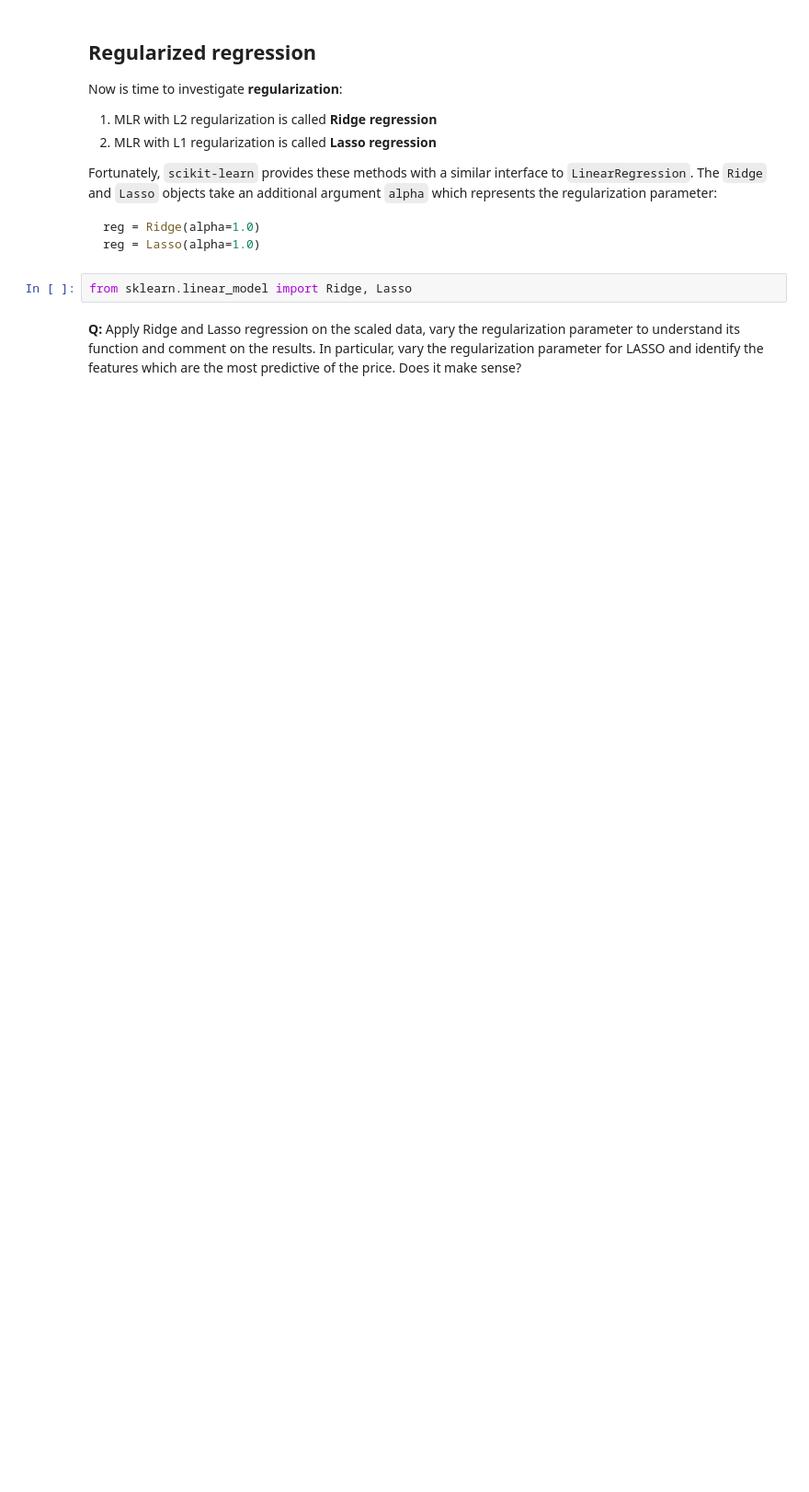
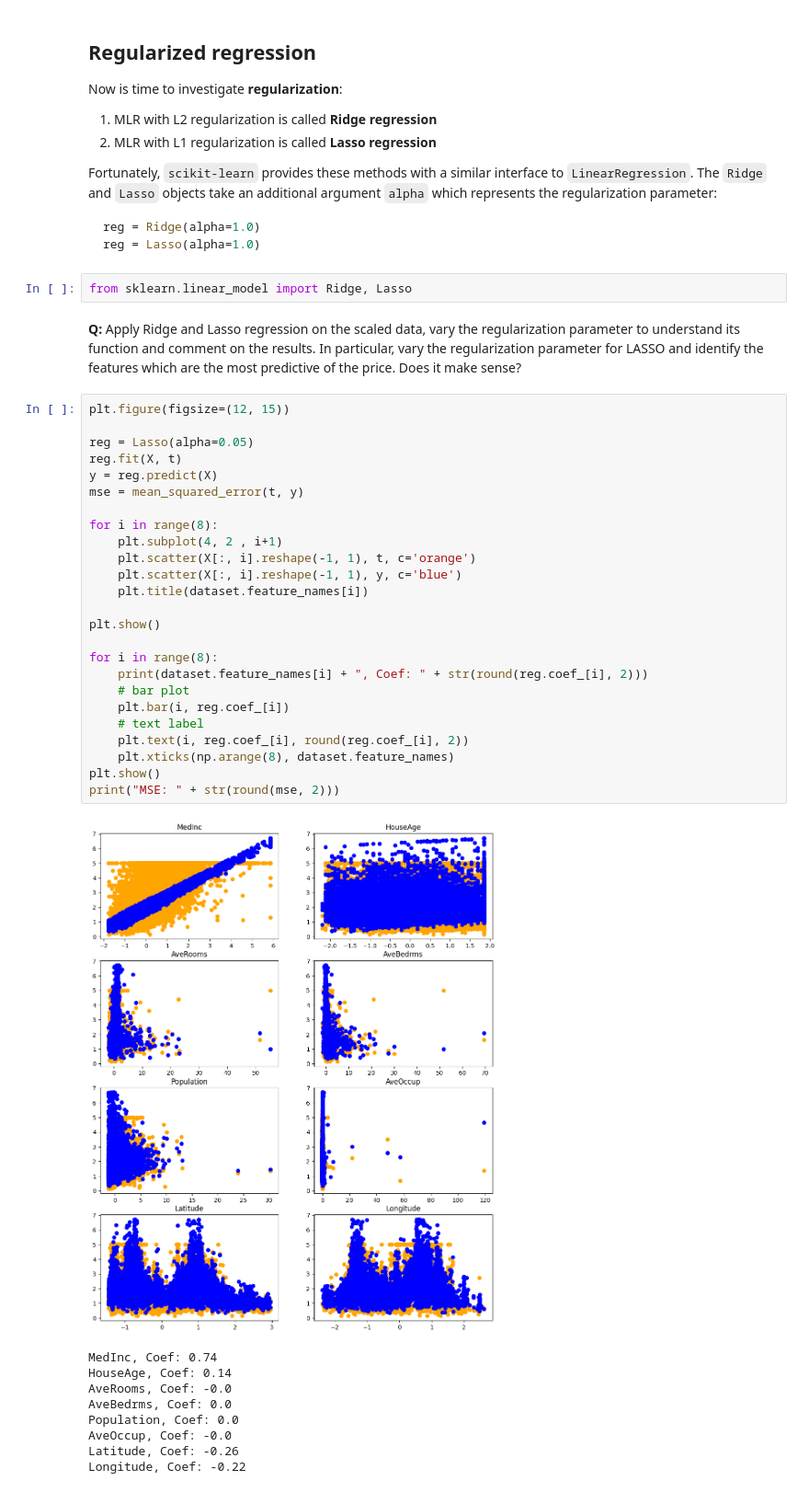
Before and after one commit to erichsdb/Neurocomputing, a Jupyter notebook: notebooks/4-MLR.ipynb, the cells around one changed output. Shown at 92% size. Saved outputs shown, nothing was run; the diff lists cells and outputs as text; blank space fills up the shorter version.

```diff
--- a/notebooks/4-MLR.ipynb
+++ b/notebooks/4-MLR.ipynb
@@ -90,3 +205,38 @@ reg = Lasso(alpha=1.0)
 from sklearn.linear_model import Ridge, Lasso
 # %% [markdown]
 **Q:** Apply Ridge and Lasso regression on the scaled data, vary the regularization parameter to understand its function and comment on the results. In particular, vary the regularization parameter for LASSO and identify the features which are the most predictive of the price. Does it make sense?
+# %%
+plt.figure(figsize=(12, 15))
+
+reg = Lasso(alpha=0.05)
+reg.fit(X, t)
+y = reg.predict(X)
+mse = mean_squared_error(t, y)
+
+for i in range(8):
+    plt.subplot(4, 2 , i+1)
+    plt.scatter(X[:, i].reshape(-1, 1), t, c='orange')
+    plt.scatter(X[:, i].reshape(-1, 1), y, c='blue')
+    plt.title(dataset.feature_names[i])
+
+plt.show()
+
+for i in range(8):
+    print(dataset.feature_names[i] + ", Coef: " + str(round(reg.coef_[i], 2)))
+    # bar plot
+    plt.bar(i, reg.coef_[i])
+    # text label
+    plt.text(i, reg.coef_[i], round(reg.coef_[i], 2))
+    plt.xticks(np.arange(8), dataset.feature_names)
+plt.show()
+print("MSE: " + str(round(mse, 2)))
+# %% [output]
+[figure, added]
+MedInc, Coef: 0.74
+HouseAge, Coef: 0.14
+AveRooms, Coef: -0.0
+AveBedrms, Coef: 0.0
+Population, Coef: 0.0
+AveOccup, Coef: -0.0
+Latitude, Coef: -0.26
+Longitude, Coef: -0.22
```
Also changed, not shown: parts of 8 cells of this notebook.
